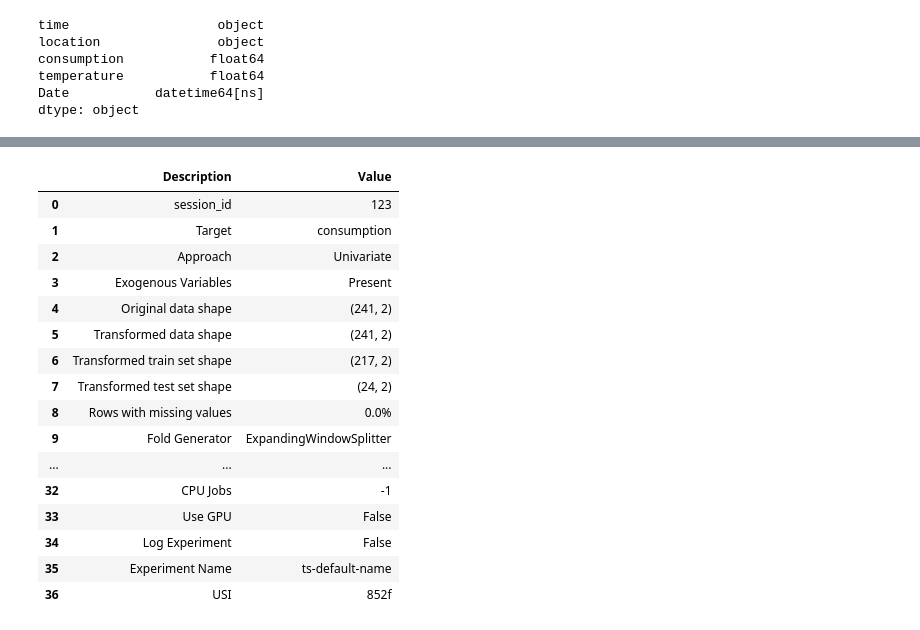
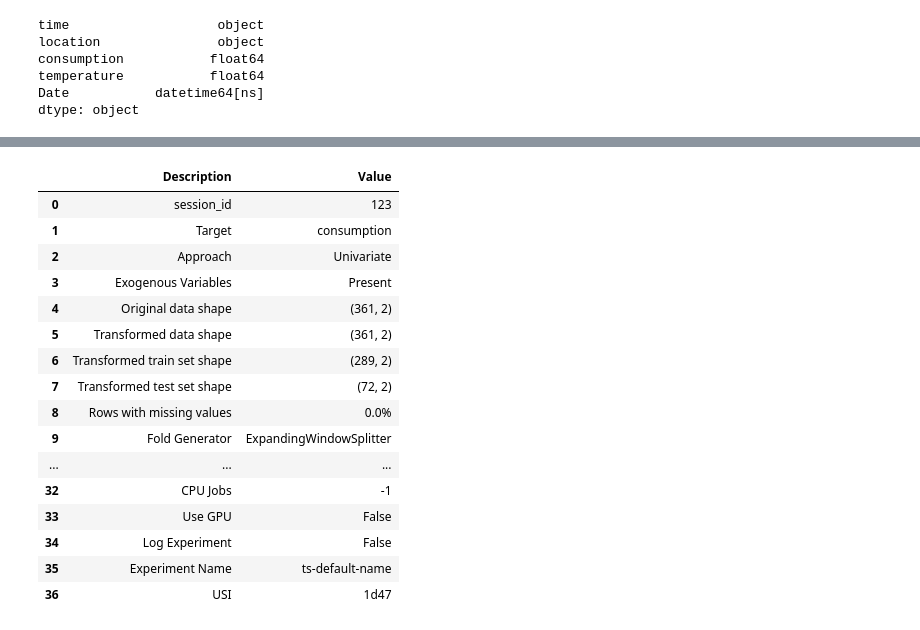
Before and after one commit to edalholt/TDT4259, a Jupyter notebook: prediction/predictions.ipynb, the cells around one changed output, grey strips where cells are left out. Cells and saved outputs as stored; diff of their text form; code cells hidden in the pictures.

```diff
--- a/prediction/predictions.ipynb
+++ b/prediction/predictions.ipynb
@@ -7,7 +21,7 @@ location = 'oslo'
 predict_hours = 72
 
 start_time = '2022-04-10 21:00:00'
-end_time = '2022-04-20 21:00:00'
+end_time = '2022-04-25 21:00:00'
 # %%
 import pandas as pd
 
@@ -40,19 +60,19 @@ data.plot()
 # %%
 from pycaret.time_series import *
 
 data = data[['consumption', 'temperature']]
 
-s = setup(data, fold=3, fh= 24, session_id=123, target='consumption')
+s = setup(data, fold=3, fh= predict_hours, session_id=123, target='consumption')
 # %% [output]
 |  | Description | Value |
 | 0 | session_id | 123 |
 | 1 | Target | consumption |
 | 2 | Approach | Univariate |
 | 3 | Exogenous Variables | Present |
-| 4 | Original data shape | (241, 2) |
-| 5 | Transformed data shape | (241, 2) |
-| 6 | Transformed train set shape | (217, 2) |
-| 7 | Transformed test set shape | (24, 2) |
+| 4 | Original data shape | (361, 2) |
+| 5 | Transformed data shape | (361, 2) |
+| 6 | Transformed train set shape | (289, 2) |
+| 7 | Transformed test set shape | (72, 2) |
 | 8 | Rows with missing values | 0.0% |
 | 9 | Fold Generator | ExpandingWindowSplitter |
 | ... | ... | ... |
@@ -60,6 +80,6 @@ s = setup(data, fold=3, fh= 24, session_id=123, target='consumption')
 | 33 | Use GPU | False |
 | 34 | Log Experiment | False |
 | 35 | Experiment Name | ts-default-name |
-| 36 | USI | 852f |
+| 36 | USI | 1d47 |
 # %%
 plot_model()
```
Also changed, not shown: parts of 6 cells of this notebook, 1 other file.
